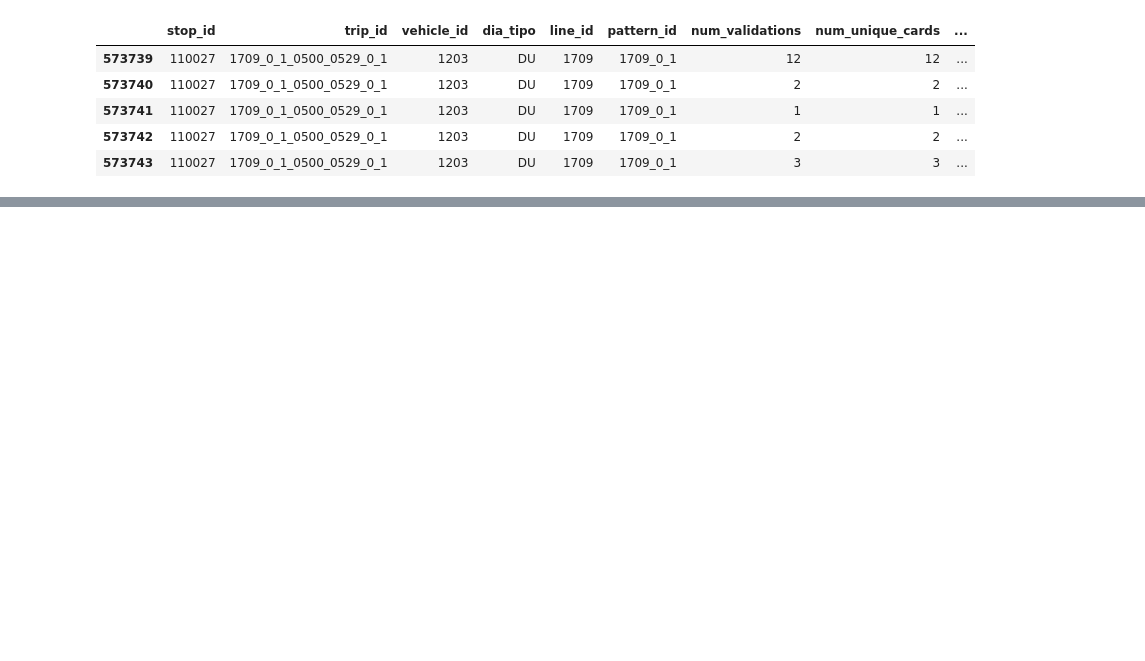
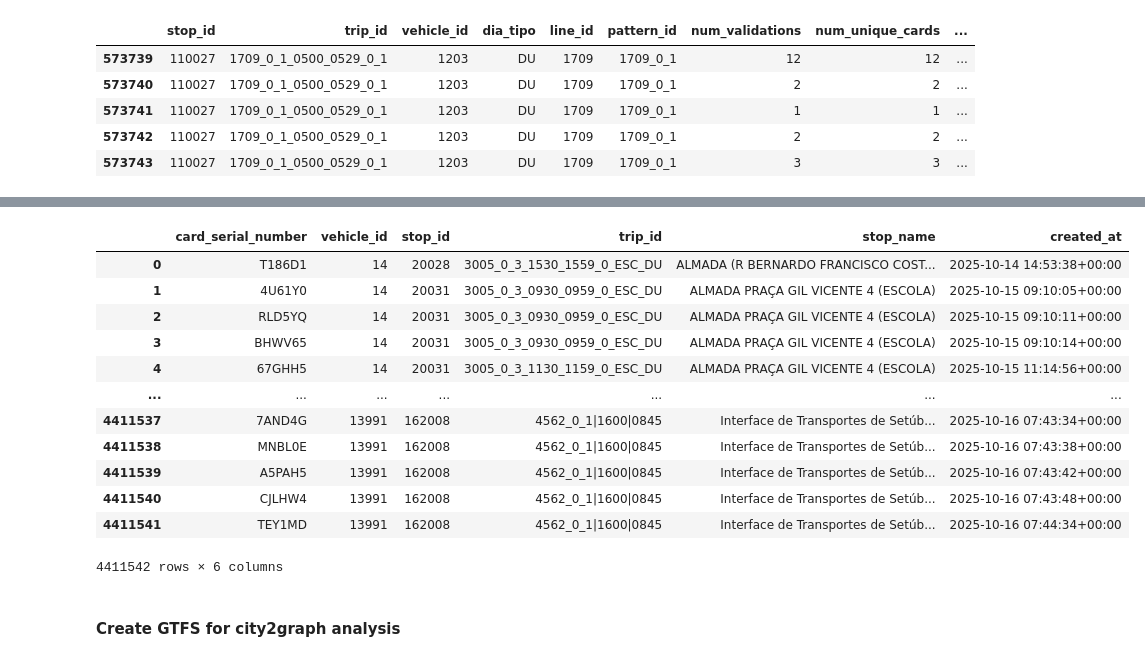
Before and after one commit to kfilonchik/carris-hackathon, a Jupyter notebook: data-preprocessing.ipynb, the cells around one changed output, grey strips where cells are left out. Saved outputs shown, nothing was run; the diff lists cells and outputs as text; code cells hidden in the pictures; blank space fills up the shorter version.

```diff
--- a/data-preprocessing.ipynb
+++ b/data-preprocessing.ipynb
@@ -329,0 +249,9 @@ agg_validations
+# %%
+routes = (events
+      .dropna(subset=["vehicle_id","stop_id"])
+      .groupby(["vehicle_id","stop_id"], as_index=False)
+      .agg(
+          stop_lon=("longitude", "first"),   # or "max"/"median" if you prefer
+          stop_lat=("latitude", "first"),
+          distance=("distance_m", "mean")
+      ))
@@ -329,0 +304,14 @@ agg_validations
+# %%
+event_log = routes.merge(
+    df_valid,
+    on=["stop_id", "vehicle_id"],          # add 'vehicle_id' here if validations has it
+    how="inner"
+)
+
+# then join with stops (to enrich with official stop info)
+event_log_stops = event_log.merge(
+    stops,
+    on="stop_id",
+    how="left",
+    suffixes=("", "_stop")
+)
@@ -329,0 +322,18 @@ agg_validations
+# %%
+event_log_stops[['card_serial_number','vehicle_id', 'stop_id', 'trip_id', 'stop_name', 'created_at']]
+# %% [output]
+|  | card_serial_number | vehicle_id | stop_id | trip_id | stop_name | created_at |
+| 0 | T186D1 | 14 | 20028 | 3005_0_3_1530_1559_0_ESC_DU | ALMADA (R BERNARDO FRANCISCO COST... | 2025-10-14 14:53:38+00:00 |
+| 1 | 4U61Y0 | 14 | 20031 | 3005_0_3_0930_0959_0_ESC_DU | ALMADA PRAÇA GIL VICENTE 4 (ESCOLA) | 2025-10-15 09:10:05+00:00 |
+| 2 | RLD5YQ | 14 | 20031 | 3005_0_3_0930_0959_0_ESC_DU | ALMADA PRAÇA GIL VICENTE 4 (ESCOLA) | 2025-10-15 09:10:11+00:00 |
+| 3 | BHWV65 | 14 | 20031 | 3005_0_3_0930_0959_0_ESC_DU | ALMADA PRAÇA GIL VICENTE 4 (ESCOLA) | 2025-10-15 09:10:14+00:00 |
+| 4 | 67GHH5 | 14 | 20031 | 3005_0_3_1130_1159_0_ESC_DU | ALMADA PRAÇA GIL VICENTE 4 (ESCOLA) | 2025-10-15 11:14:56+00:00 |
+| ... | ... | ... | ... | ... | ... | ... |
+| 4411537 | 7AND4G | 13991 | 162008 | 4562_0_1|1600|0845 | Interface de Transportes de Setúb... | 2025-10-16 07:43:34+00:00 |
+| 4411538 | MNBL0E | 13991 | 162008 | 4562_0_1|1600|0845 | Interface de Transportes de Setúb... | 2025-10-16 07:43:38+00:00 |
+| 4411539 | A5PAH5 | 13991 | 162008 | 4562_0_1|1600|0845 | Interface de Transportes de Setúb... | 2025-10-16 07:43:42+00:00 |
+| 4411540 | CJLHW4 | 13991 | 162008 | 4562_0_1|1600|0845 | Interface de Transportes de Setúb... | 2025-10-16 07:43:48+00:00 |
+| 4411541 | TEY1MD | 13991 | 162008 | 4562_0_1|1600|0845 | Interface de Transportes de Setúb... | 2025-10-16 07:44:34+00:00 |
+4411542 rows × 6 columns
+# %% [markdown]
+#### Create GTFS for city2graph analysis
```
Also changed, not shown: parts of 33 cells of this notebook.
